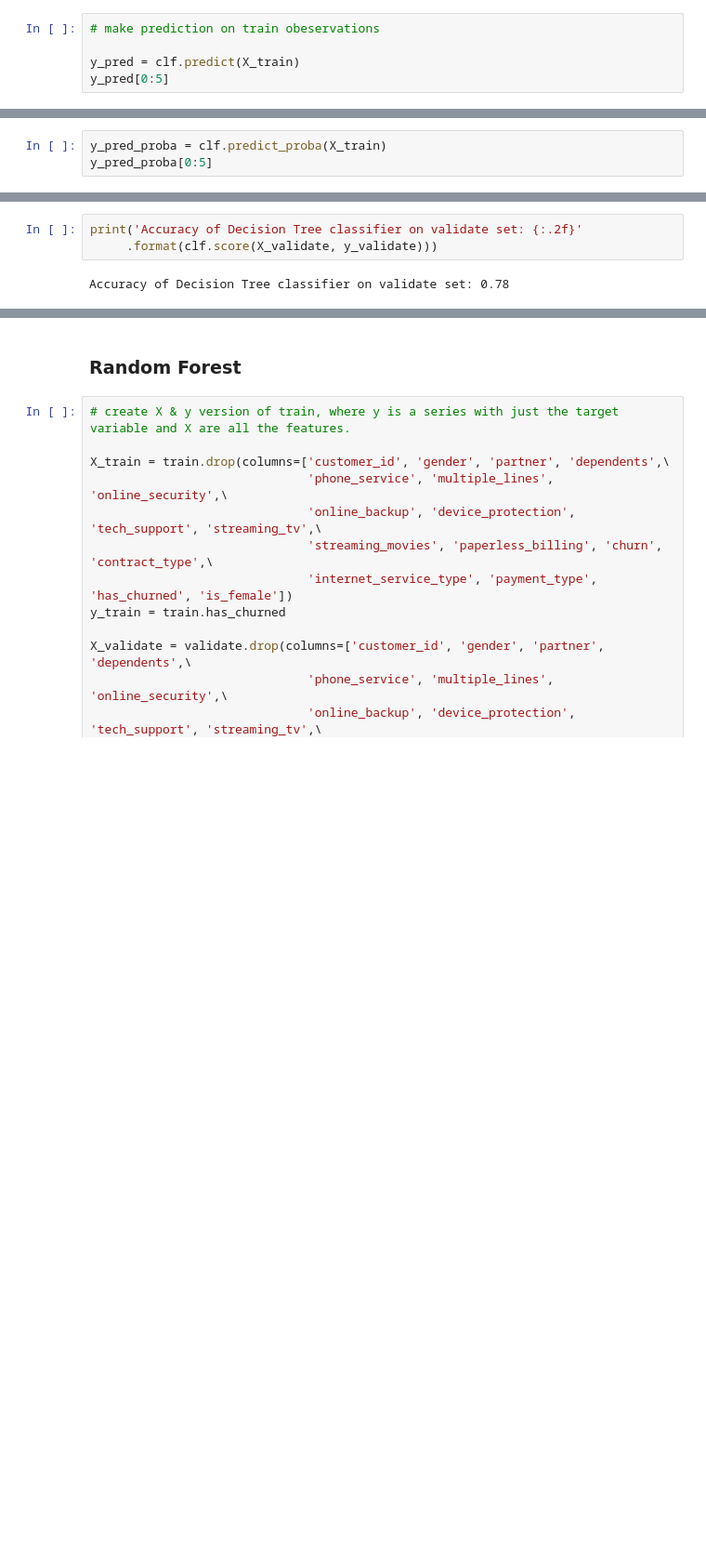
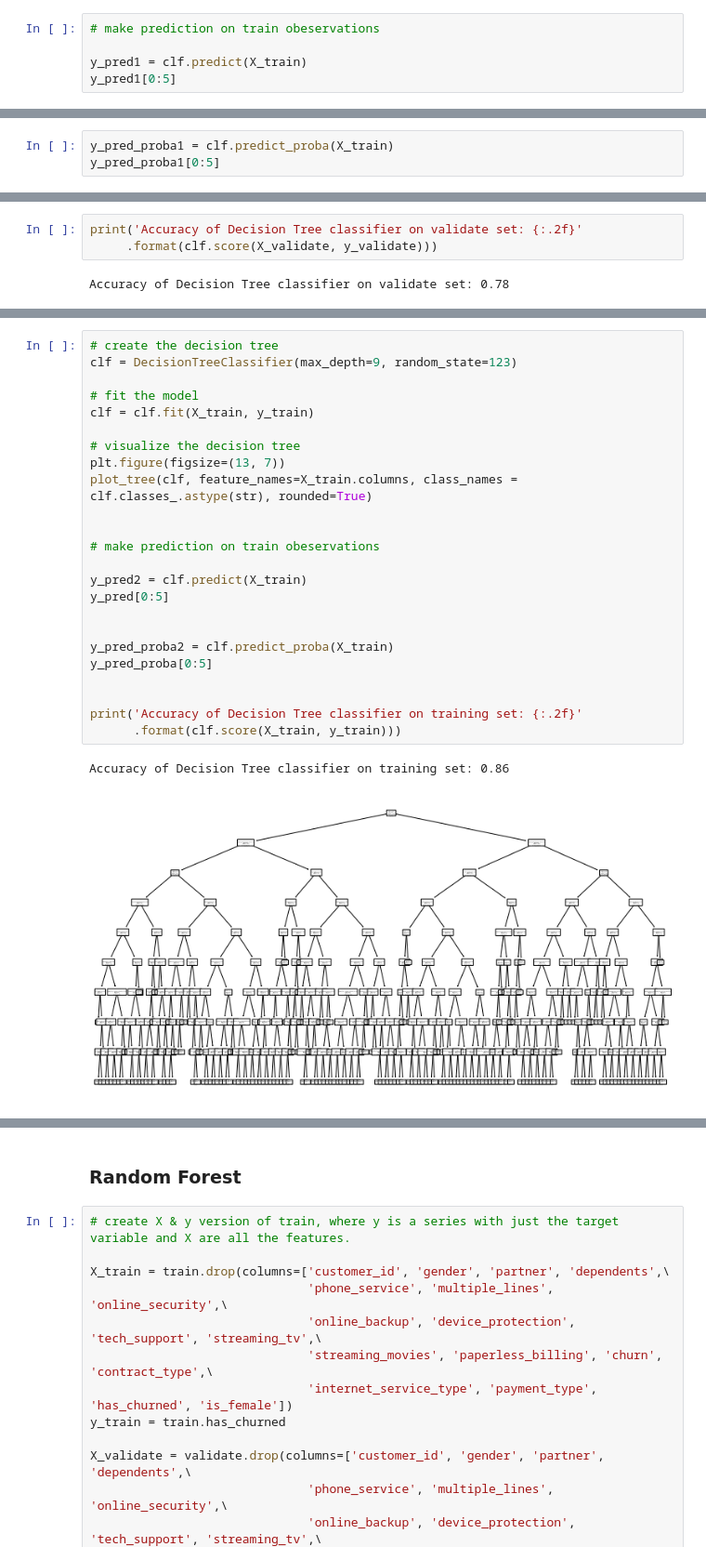
Before and after one commit to lochlynlaskowski/Telco_classification_project, a Jupyter notebook: Classification Project - in progress.ipynb, the cells around one changed output, grey strips where cells are left out. Shown at 93% size. Drawn from its saved outputs; the diff is of its cells as text; blank space fills up the shorter version.

```diff
--- a/Classification Project - in progress.ipynb
+++ b/Classification Project - in progress.ipynb
@@ -779,13 +779,13 @@ plot_tree(clf, feature_names=X_train.columns, class_names = clf.classes_.astype(
 # %%
 # make prediction on train obeservations
 
-y_pred = clf.predict(X_train)
-y_pred[0:5]
+y_pred1 = clf.predict(X_train)
+y_pred1[0:5]
 # %% [output]
 array([0, 0, 0, 0, 0])
 # %%
-y_pred_proba = clf.predict_proba(X_train)
-y_pred_proba[0:5]
+y_pred_proba1 = clf.predict_proba(X_train)
+y_pred_proba1[0:5]
 # %% [output]
 array([[0.88990826, 0.11009174],
        [0.78078078, 0.21921922],
@@ -904,3 +916,30 @@ df
 | 14 | 16 | 0.970282 | 0.704976 | 0.265306 |
 | 15 | 17 | 0.975870 | 0.709123 | 0.266747 |
 | 16 | 18 | 0.982728 | 0.707938 | 0.274790 |
+# %%
+# create the decision tree
+clf = DecisionTreeClassifier(max_depth=9, random_state=123)
+
+# fit the model
+clf = clf.fit(X_train, y_train)
+
+# visualize the decision tree
+plt.figure(figsize=(13, 7))
+plot_tree(clf, feature_names=X_train.columns, class_names = clf.classes_.astype(str), rounded=True)
+
+
+# make prediction on train obeservations
+
+y_pred2 = clf.predict(X_train)
+y_pred[0:5]
+
+
+y_pred_proba2 = clf.predict_proba(X_train)
+y_pred_proba[0:5]
+
+
+print('Accuracy of Decision Tree classifier on training set: {:.2f}'
+      .format(clf.score(X_train, y_train)))
+# %% [output]
+Accuracy of Decision Tree classifier on training set: 0.86
+[figure, added]
```
Also changed, not shown: parts of 32 cells of this notebook.
